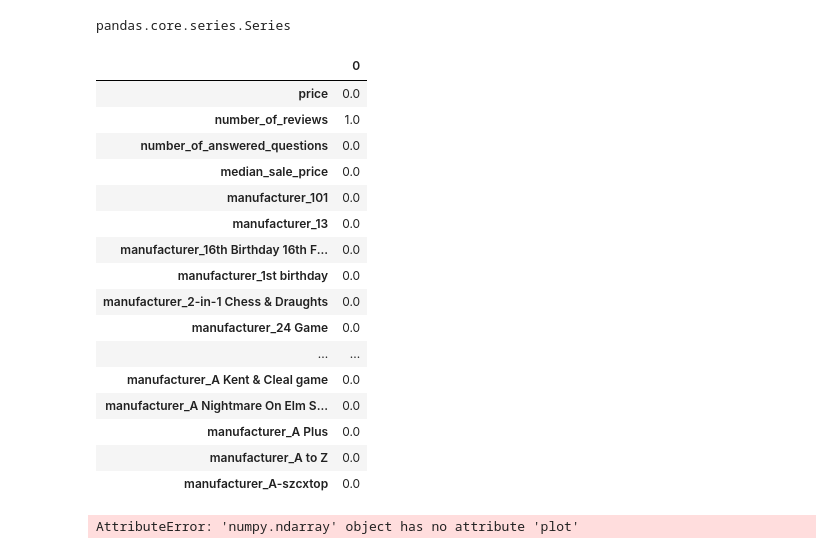
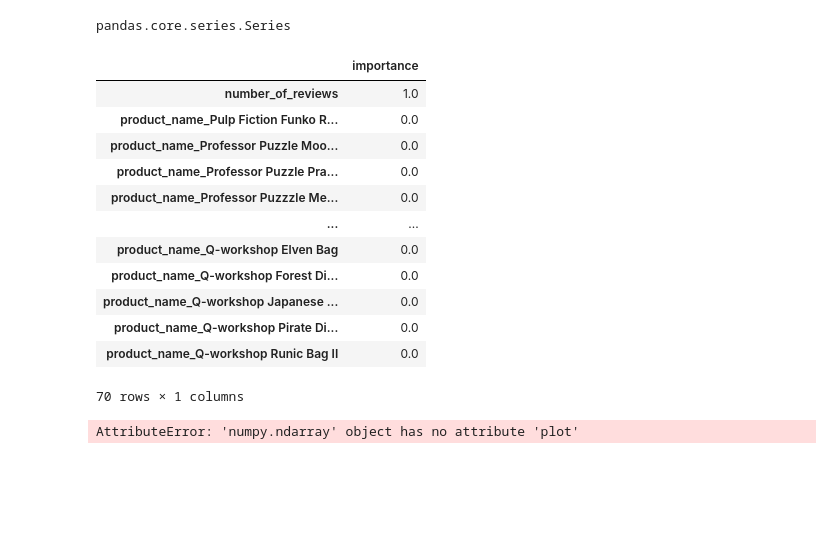
Before and after one commit to cotica/capstone, a Jupyter notebook: code/Amazon-product-catalog-NLP-modeling.ipynb, the cells around one changed output. Cells and saved outputs as stored; diff of their text form; code cells hidden in the pictures; blank space fills up the shorter version.

Commit message:
get importances as a df

```diff
--- a/code/Amazon-product-catalog-NLP-modeling.ipynb
+++ b/code/Amazon-product-catalog-NLP-modeling.ipynb
@@ -932,26 +932,22 @@ pandas.core.series.Series
 # %%
 #forest_importances = np.sort(forest_importances)
 # %%
-importance_db = pd.DataFrame(forest_importances)
-importance_db[:25]
+importance_db = pd.DataFrame(forest_importances, columns = ['importance'])
+importance_db.sort_values(by = 'importance', ascending = False).head(70)
 # %% [output]
-|  | 0 |
-| price | 0.0 |
+|  | importance |
 | number_of_reviews | 1.0 |
-| number_of_answered_questions | 0.0 |
-| median_sale_price | 0.0 |
-| manufacturer_101 | 0.0 |
-| manufacturer_13 | 0.0 |
-| manufacturer_16th Birthday 16th F... | 0.0 |
-| manufacturer_1st birthday | 0.0 |
-| manufacturer_2-in-1 Chess & Draughts | 0.0 |
-| manufacturer_24 Game | 0.0 |
+| product_name_Pulp Fiction Funko R... | 0.0 |
+| product_name_Professor Puzzle Moo... | 0.0 |
+| product_name_Professor Puzzle Pra... | 0.0 |
+| product_name_Professor Puzzzle Me... | 0.0 |
 | ... | ... |
-| manufacturer_A Kent & Cleal game | 0.0 |
-| manufacturer_A Nightmare On Elm S... | 0.0 |
-| manufacturer_A Plus | 0.0 |
-| manufacturer_A to Z | 0.0 |
-| manufacturer_A-szcxtop | 0.0 |
+| product_name_Q-workshop Elven Bag | 0.0 |
+| product_name_Q-workshop Forest Di... | 0.0 |
+| product_name_Q-workshop Japanese ... | 0.0 |
+| product_name_Q-workshop Pirate Di... | 0.0 |
+| product_name_Q-workshop Runic Bag II | 0.0 |
+70 rows × 1 columns
 # %%
 #plot
 fig, ax = plt.subplots()
```
